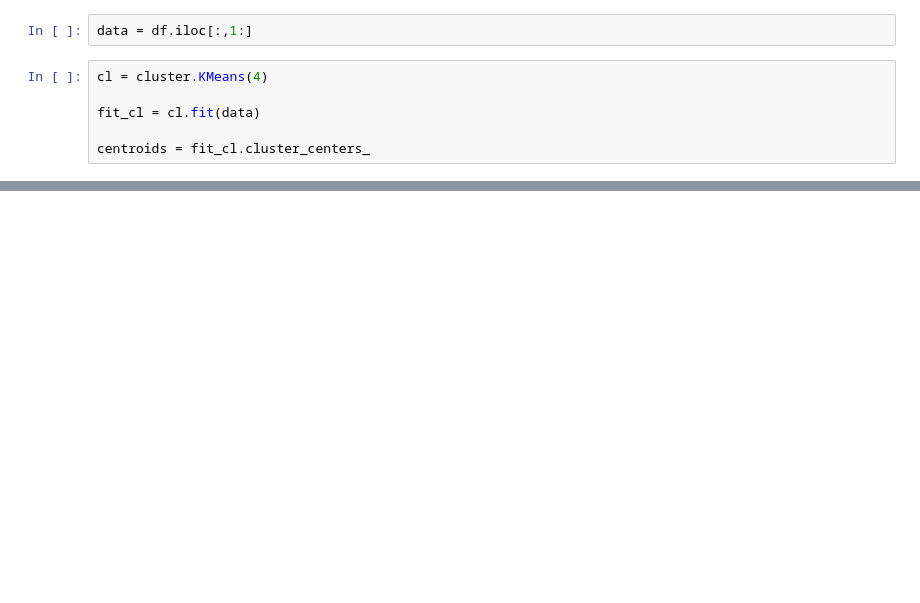
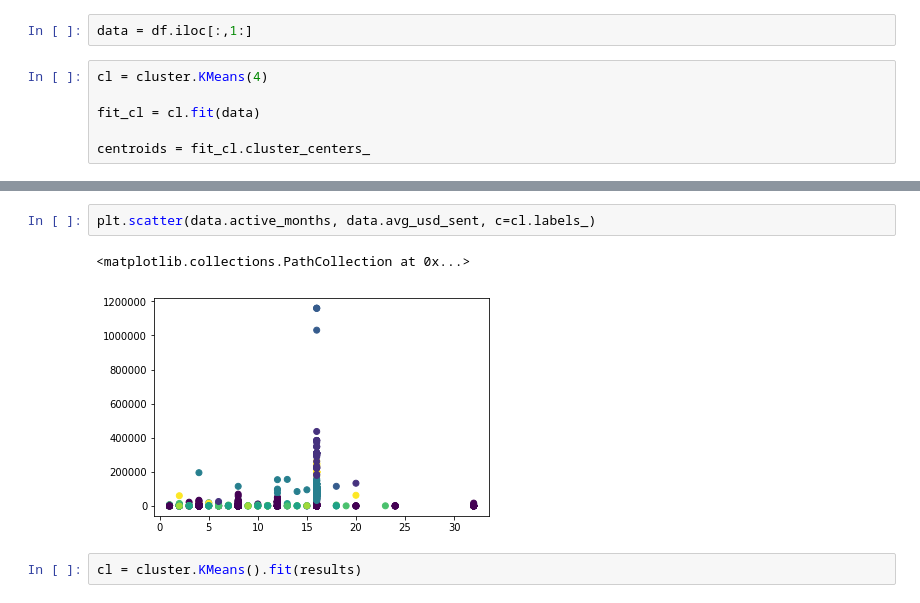
Before and after one commit to willprice221/ethereum_clustering, a Jupyter notebook: cluster.ipynb, the cells around one changed output, grey strips where cells are left out. Saved outputs shown, nothing was run; the diff lists cells and outputs as text; blank space fills up the shorter version.

```diff
--- a/cluster.ipynb
+++ b/cluster.ipynb
@@ -54,0 +71,7 @@ array([[2.32427026e+00, 3.80917537e+00, 3.75807231e+01, 1.24515685e+01,
+# %%
+plt.scatter(data.active_months, data.avg_usd_sent, c=cl.labels_)
+# %% [output]
+<matplotlib.collections.PathCollection at 0x...>
+[figure, added]
+# %%
+cl = cluster.KMeans().fit(results)
```
Also changed, not shown: parts of 14 cells of this notebook.
